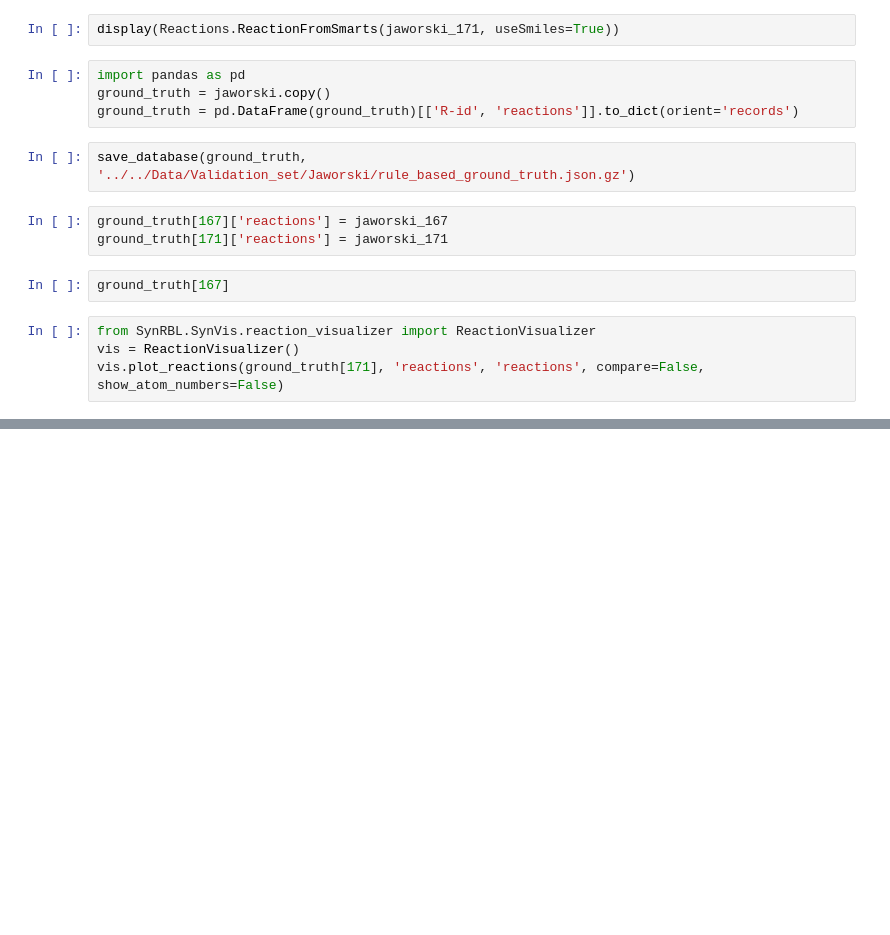
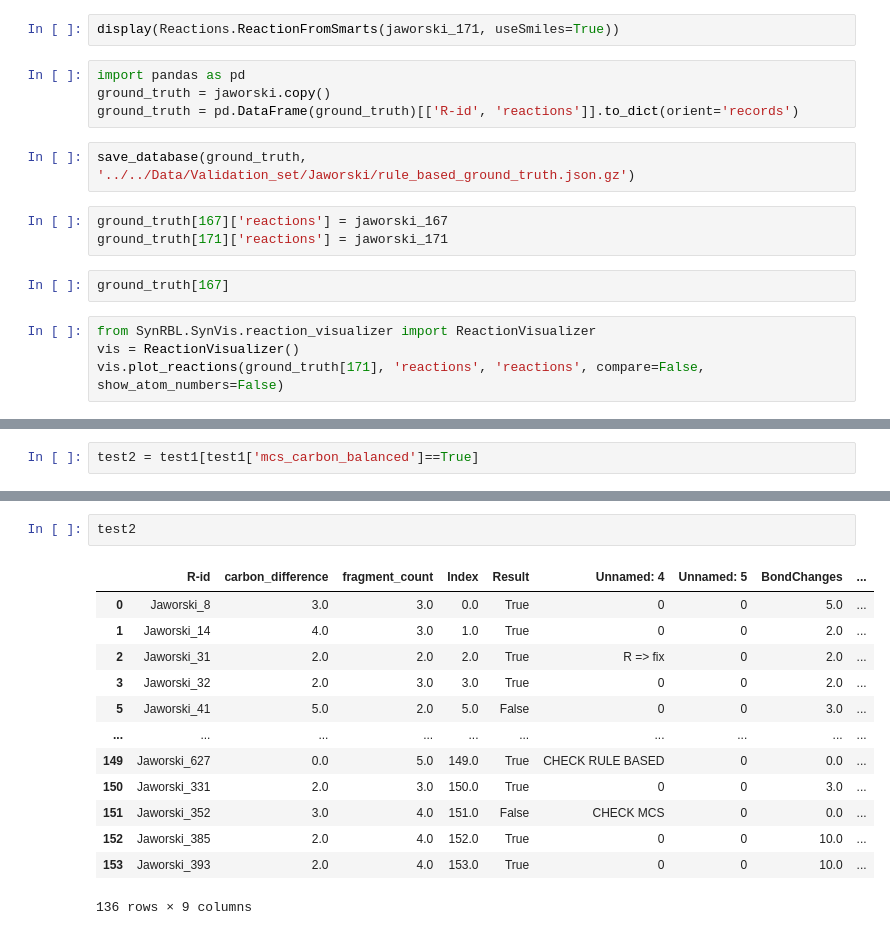
Before and after one commit to TieuLongPhan/SynRBL, a Jupyter notebook: Pipeline/Validation/test.ipynb, the cells around one changed output, grey strips where cells are left out. Drawn from its saved outputs; the diff is of its cells as text; blank space fills up the shorter version.

```diff
--- a/Pipeline/Validation/test.ipynb
+++ b/Pipeline/Validation/test.ipynb
@@ -226,0 +271,2 @@ vis.plot_reactions(ground_truth[171], 'reactions', 'reactions', compare=False, s
+# %%
+test2 = test1[test1['mcs_carbon_balanced']==True]
@@ -226,0 +487,16 @@ vis.plot_reactions(ground_truth[171], 'reactions', 'reactions', compare=False, s
+# %%
+test2
+# %% [output]
+|  | R-id | carbon_difference | fragment_count | Index | Result | Unnamed: 4 | Unnamed: 5 | BondChanges | ... |
+| 0 | Jaworski_8 | 3.0 | 3.0 | 0.0 | True | 0 | 0 | 5.0 | ... |
+| 1 | Jaworski_14 | 4.0 | 3.0 | 1.0 | True | 0 | 0 | 2.0 | ... |
+| 2 | Jaworski_31 | 2.0 | 2.0 | 2.0 | True | R => fix | 0 | 2.0 | ... |
+| 3 | Jaworski_32 | 2.0 | 3.0 | 3.0 | True | 0 | 0 | 2.0 | ... |
+| 5 | Jaworski_41 | 5.0 | 2.0 | 5.0 | False | 0 | 0 | 3.0 | ... |
+| ... | ... | ... | ... | ... | ... | ... | ... | ... | ... |
+| 149 | Jaworski_627 | 0.0 | 5.0 | 149.0 | True | CHECK RULE BASED | 0 | 0.0 | ... |
+| 150 | Jaworski_331 | 2.0 | 3.0 | 150.0 | True | 0 | 0 | 3.0 | ... |
+| 151 | Jaworski_352 | 3.0 | 4.0 | 151.0 | False | CHECK MCS | 0 | 0.0 | ... |
+| 152 | Jaworski_385 | 2.0 | 4.0 | 152.0 | True | 0 | 0 | 10.0 | ... |
+| 153 | Jaworski_393 | 2.0 | 4.0 | 153.0 | True | 0 | 0 | 10.0 | ... |
+136 rows × 9 columns
```
Also changed, not shown: parts of 31 cells of this notebook, 3 other files.
